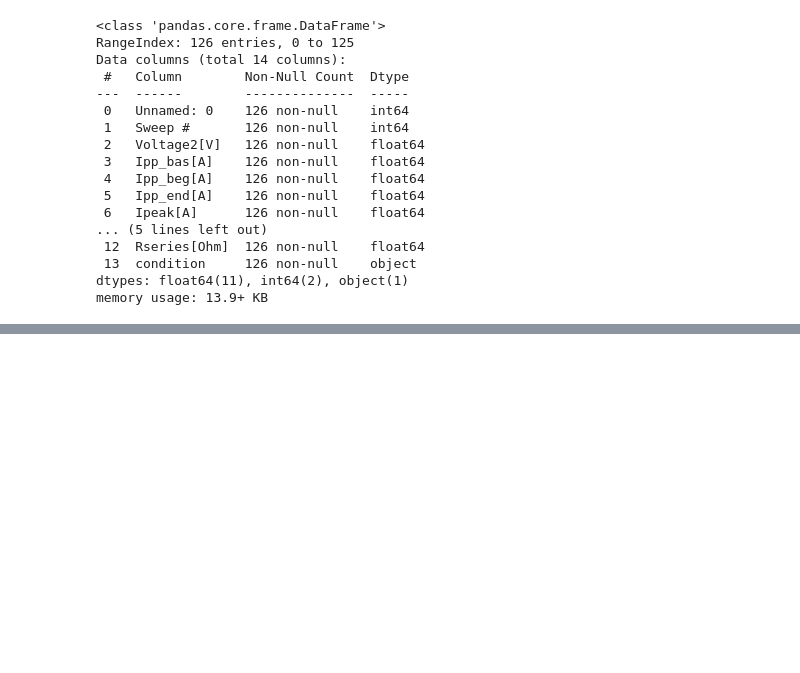
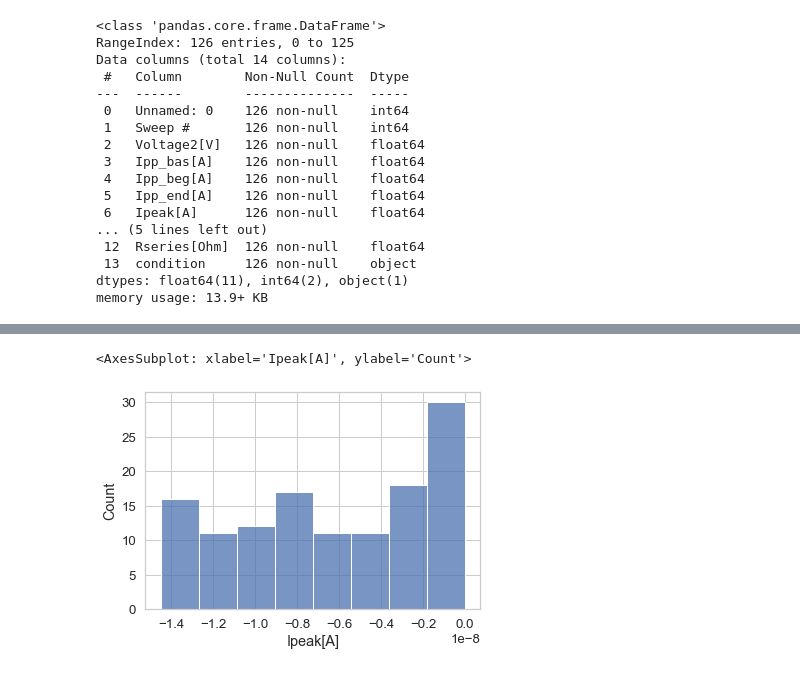
Before and after one commit to mouzkolit/NeuroBeginner, a Jupyter notebook: Scripts/Basics PatchClamp.ipynb, the cells around one changed output, grey strips where cells are left out. Drawn from its saved outputs; the diff is of its cells as text; code cells hidden in the pictures; blank space fills up the shorter version.

```diff
--- a/Scripts/Basics PatchClamp.ipynb
+++ b/Scripts/Basics PatchClamp.ipynb
@@ -56,0 +137,6 @@ max(iv_condition["Ipeak[A]"])
+# %%
+# have a look at the distribution of a single column
+sns.histplot(df["Ipeak[A]"])
+# %% [output]
+<AxesSubplot: xlabel='Ipeak[A]', ylabel='Count'>
+[figure, added]
```
Also changed, not shown: parts of 22 cells of this notebook, 9 other files.
